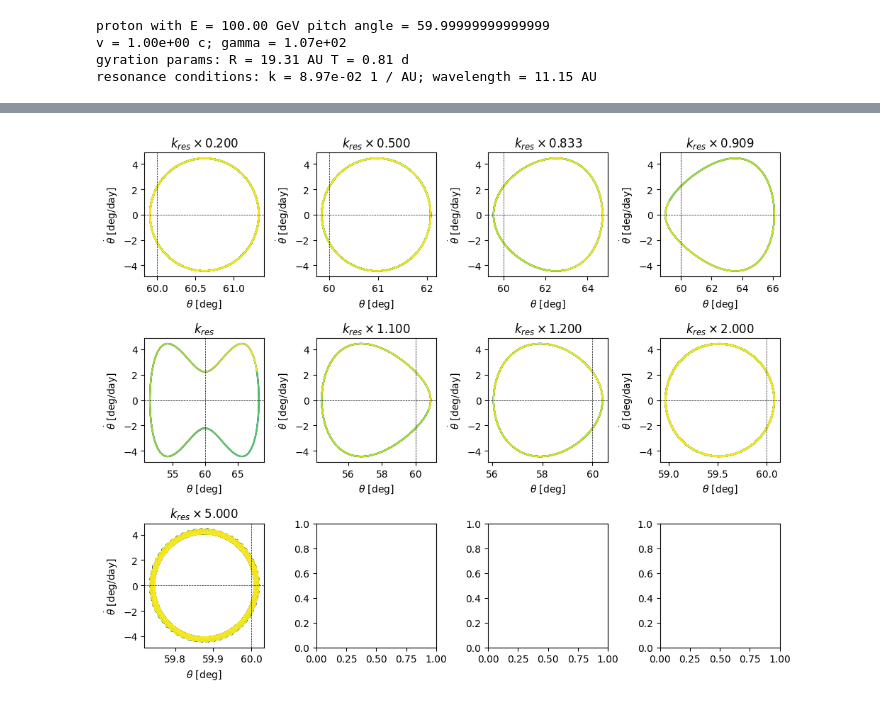
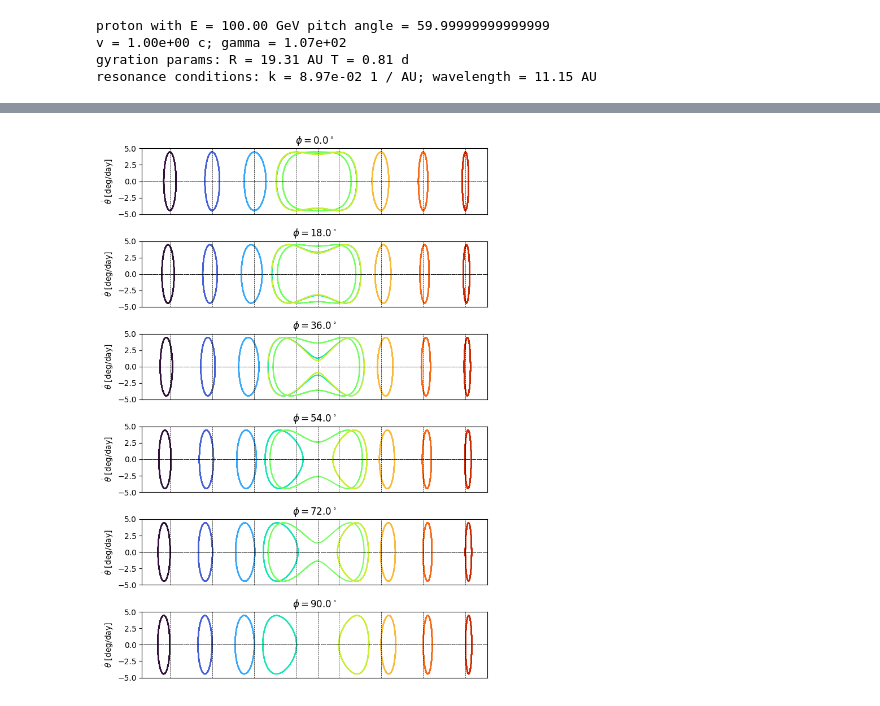
Before and after one commit to nj-vs-vh/gssi-he-th, a Jupyter notebook: Pitch Angle Diffusion Simulation.ipynb, the cells around one changed output, grey strips where cells are left out. Cells and saved outputs as stored; diff of their text form; code cells hidden in the pictures.

```diff
--- a/Pitch Angle Diffusion Simulation.ipynb
+++ b/Pitch Angle Diffusion Simulation.ipynb
@@ -341,10 +390,47 @@ plt.show()
-# %%
-_, axes = plt.subplots(ncols=4, nrows=3, figsize=(10, 8))
-
-for ax, traj in zip(axes.flatten(), trajectories):
-    traj.plot_phase_space(ax, add_colorbar=False)
-    ax.set_title(traj.description)
-
-plt.tight_layout()
-# %% [output]
-[figure, removed]
+# %%
+import itertools
+
+_, axes = plt.subplots(figsize=(7, 10), nrows=6, sharex=True)
+
+E = 100 * u.GeV
+particle_res = Particle.from_energy_pitch_angle(E, theta=np.pi / 4)
+cmap = matplotlib.colormaps["turbo"]
+
+for phase_diff, ax in zip(tqdm(np.linspace(0, np.pi / 2, len(axes))), axes):
+    mf_params = MagneticFieldPerturbationParams(
+        k=particle_res.k_res,
+        phase_diff=phase_diff,
+    )
+
+    n_T_L = 30
+
+    thetas = sorted(
+        itertools.chain(
+            np.linspace(0, np.pi / 2, 10)[1:-1],
+            [particle_res.theta.value],
+        )
+    )
+    for idx, theta in enumerate(thetas):
+        particle_ = Particle.from_energy_pitch_angle(E, theta=theta)
+        rhs = get_theta_rhs(particle=particle_, mf_params=mf_params)
+        solution = solve_ivp(
+            fun=rhs,
+            t_span=(0, pack_t(n_T_L * particle_.T_L)),
+            y0=np.array([particle_.theta.to(u.rad).value, 0]),
+            method="Radau",
+            max_step=pack_t(particle_.T_L / 31),
+        )
+        PitchAngleTrajectory.from_solution(
+            solution, particle_, mf_params
+        ).plot_phase_space(ax, color=cmap(idx / len(thetas)))
+        if idx + 1 < len(thetas):
+            ax.get_xaxis().set_visible(False)
+
+    ax.set_ylim(-5, 5)
+    ax.set_title(f"$ \\phi = {180 * phase_diff / np.pi :.1f}^\\circ $")
+
+fig.suptitle(f"$ k = k_{{res}}({particle_res.theta.to(u.deg).value:.0f}^\\circ) $")
+plt.tight_layout()
+plt.show()
+# %% [output]
+[figure, added]
```
Also changed, not shown: parts of 5 cells of this notebook.
